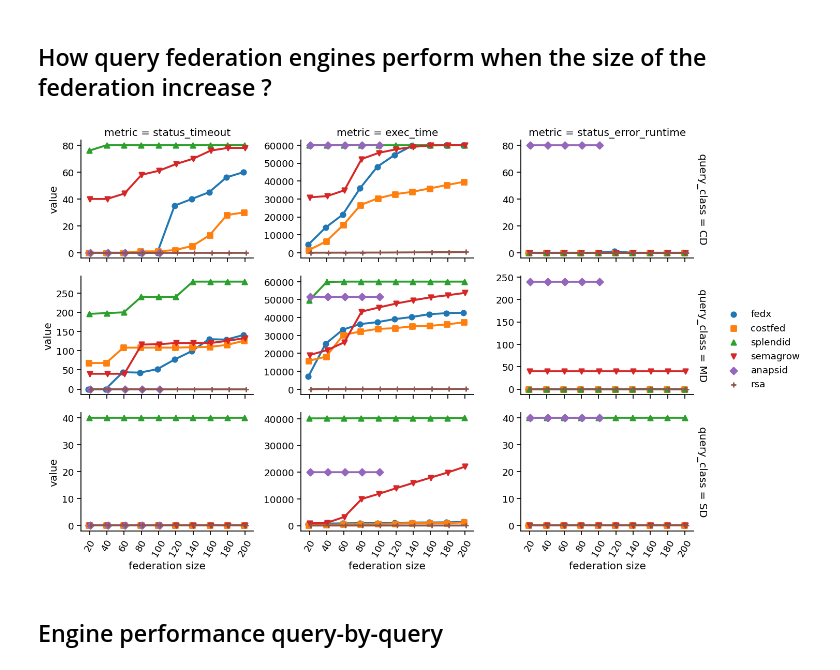
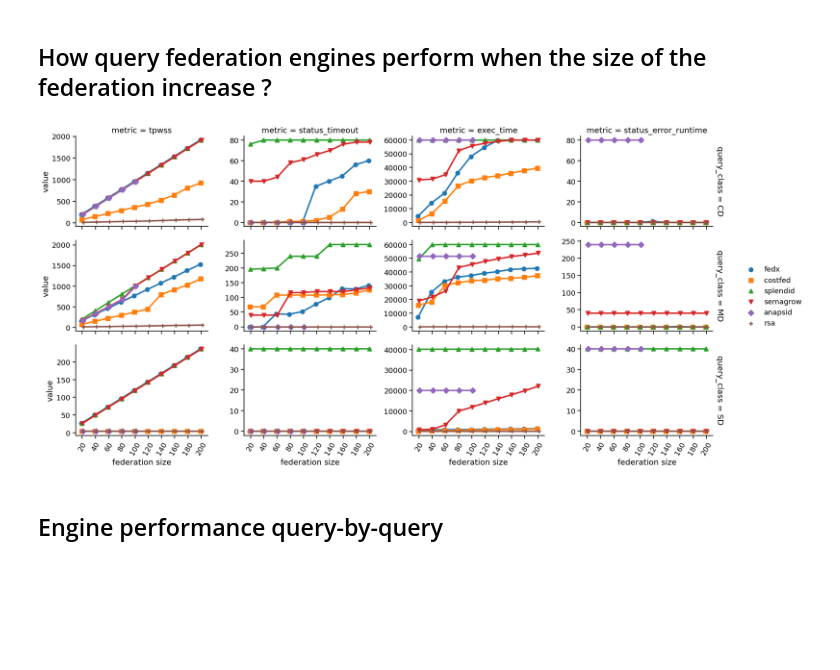
Before and after one commit to GDD-Nantes/FedShop, a Jupyter notebook: FedShop_Evaluation.ipynb, the cells around one changed output. Cells and saved outputs as stored; diff of their text form; code cells hidden in the pictures; blank space fills up the shorter version.

```diff
--- a/FedShop_Evaluation.ipynb
+++ b/FedShop_Evaluation.ipynb
@@ -203,36 +203,39 @@ def doplot(x, y, data=None, **kwargs):
     if col == "tpwss":
         data = data.interpolate(method="pad")
 
     # Cut off anapsid after 5 batches
     data["value"] = np.where(((data["engine"] == "anapsid") & (data["batch"] > 4)), np.inf, data["value"])
 
     # Push rsa to last position
     hue_order = [ e for e in data["engine"].unique() if e != "rsa" ] + ["rsa"]
 
     sns.pointplot(
         data=data, x=x, y=y, errorbar=None, hue="engine", estimator=estimator,
         hue_order = hue_order,
         markers=markers[:data["engine"].nunique()], dodge=True
     )
 
 markers = ["o", "s", "^", "v", "D", "+", "x", "*", "p", "h", "X", "|", "_"]
 
 evaluation_metrics["sts"] = evaluation_metrics["status"]
 data = pd.get_dummies(evaluation_metrics, columns=["status"])
 data = pd.melt(
     data, id_vars=["query", "engine", "batch", "instance", "query_class", "sts"], var_name="metric", value_name="value",
 )
-data = data.query("`metric` in ['status_timeout', 'exec_time', 'status_error_runtime'] and `engine` not in []")
+data = data.query("`metric` in ['tpwss', 'status_timeout', 'exec_time', 'status_error_runtime'] and `engine` not in []")
 
 with sns.plotting_context("notebook", font_scale=1.2):
-    g = sns.FacetGrid(data, col="metric", row="query_class", col_order=['status_timeout', 'exec_time', 'status_error_runtime'], margin_titles=True, sharey=False, sharex=True, height=3, aspect=1.5)
+    g = sns.FacetGrid(
+        data, col="metric", row="query_class", col_order=['tpwss', 'status_timeout', 'exec_time', 'status_error_runtime'],
+        margin_titles=True, sharey=False, sharex=True, height=3, aspect=1.5
+    )
     g.map_dataframe(doplot, x="batch", y="value")
     g.map(set_xticklabels, "batch")
     #g.tick_params(labelsize=12)
     g.set_xlabels("federation size")
     g.add_legend()
 # %% [output]
-[figure, old version]
+[figure, new version]
 # %% [markdown]
 ##  Engine performance query-by-query
 # %%
```
